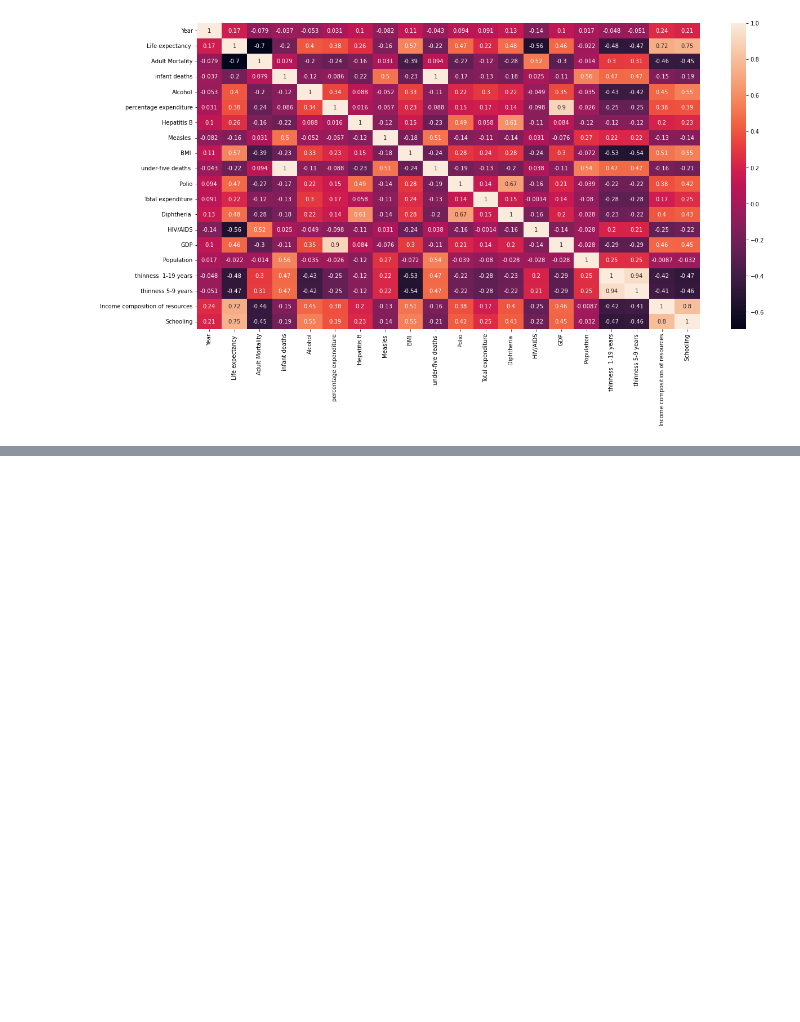
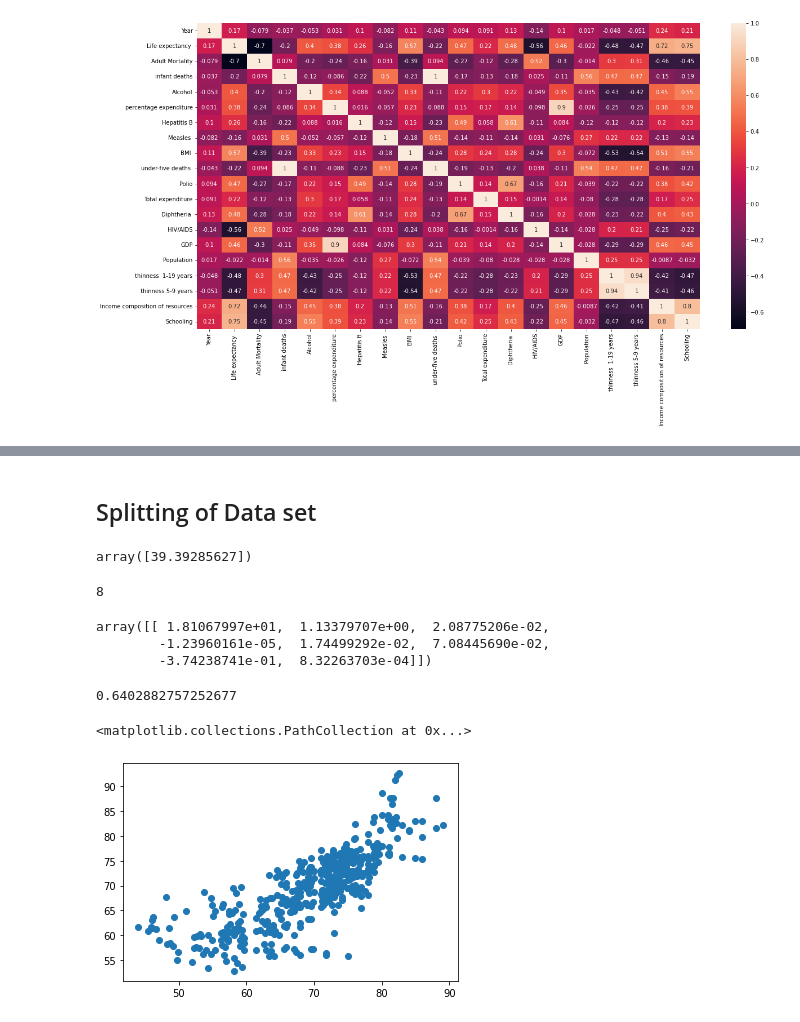
Before and after one commit to parshvjn/lifeExpectancyProject, a Jupyter notebook: Life Expectancy.ipynb, the cells around one changed output, grey strips where cells are left out. Drawn from its saved outputs; the diff is of its cells as text; code cells hidden in the pictures; blank space fills up the shorter version.

```diff
--- a/Life Expectancy.ipynb
+++ b/Life Expectancy.ipynb
@@ -205,0 +333,4 @@ sns.heatmap(data.corr(), annot=True)
+# %% [markdown]
+## Splitting of Data set
+# %%
+x_train, x_test, y_train, y_test = train_test_split(X, Y, test_size=0.3, random_state=50)
@@ -205,0 +339,29 @@ sns.heatmap(data.corr(), annot=True)
+# %%
+linearModel = LinearRegression(fit_intercept=True, normalize=True)
+# %%
+model = linearModel.fit(x_train, y_train)
+# %%
+yPred = model.predict(x_test)
+# %%
+model.intercept_
+# %% [output]
+array([39.39285627])
+# %%
+model.n_features_in_
+# %% [output]
+8
+# %%
+model.coef_
+# %% [output]
+array([[ 1.81067997e+01,  1.13379707e+00,  2.08775206e-02,
+        -1.23960161e-05,  1.74499292e-02,  7.08445690e-02,
+        -3.74238741e-01,  8.32263703e-04]])
+# %%
+model.score(x_test, y_test)
+# %% [output]
+0.6402882757252677
+# %%
+plt.scatter(y_test, yPred)
+# %% [output]
+<matplotlib.collections.PathCollection at 0x...>
+[figure, added]
```
Also changed, not shown: parts of 21 cells of this notebook.
